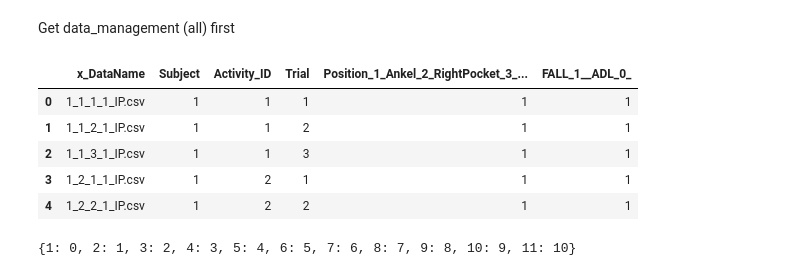
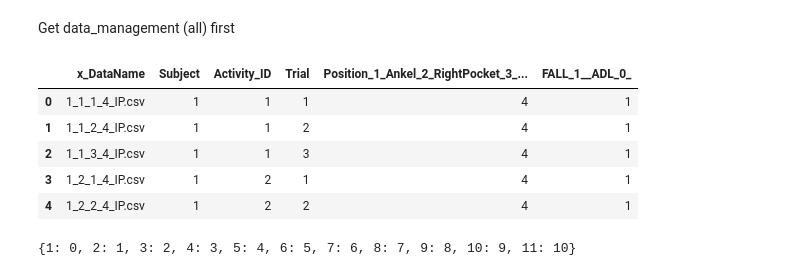
Before and after one commit to chanmi168/Fall-Detection-DAT, a Jupyter notebook: stage1_preprocessing_UPFall.ipynb, the cells around one changed output. Drawn from its saved outputs; the diff is of its cells as text; code cells hidden in the pictures.

```diff
--- a/stage1_preprocessing_UPFall.ipynb
+++ b/stage1_preprocessing_UPFall.ipynb
@@ -32,29 +32,29 @@ Get data_management (all) first
 # %%
 dataset_name = 'UPFall'
 # sensor_loc = 'wrist'
 # sensor_loc = 'rightpocket'
-# sensor_loc = 'neck'
+sensor_loc = 'neck'
 # sensor_loc = 'belt'
-sensor_loc = 'ankle'
+# sensor_loc = 'ankle'
 
 # intputdir = '/content/drive/My Drive/中研院/Data/{}/ImpactWindow/{}/IP_{}_DataNameList_{}.csv'.format(dataset_name, sensor_loc, dataset_name, sensor_loc)
 # outputdir = '/content/drive/My Drive/中研院/data_mic/stage1_preprocessed/{}/{}/'.format(dataset_name, sensor_loc)
 
 
 # resampled, 18Hz
 DataNameList_inputdir = '/content/drive/My Drive/中研院/Data/{}/ImpactWindow_Resample/18hz/{}/IP_{}_DataNameList_{}.csv'.format(dataset_name, sensor_loc, dataset_name, sensor_loc)
-outputdir = '/content/drive/My Drive/中研院/data_mic/stage1_preprocessed_18hz/{}/{}/'.format(dataset_name, sensor_loc)
+outputdir = '/content/drive/My Drive/中研院/data_mic/stage1_preprocessed_18hz_LOO/{}/{}/'.format(dataset_name, sensor_loc)
 impact_inputdir = '/content/drive/My Drive/中研院/Data/{}/ImpactWindow_Resample/18hz/{}/'.format(dataset_name, sensor_loc)
 
 df = pd.read_csv(DataNameList_inputdir)
 df.head(5)
 # %% [output]
 |  | x_DataName | Subject | Activity_ID | Trial | Position_1_Ankel_2_RightPocket_3_... | FALL_1__ADL_0_ |
-| 0 | 1_1_1_1_IP.csv | 1 | 1 | 1 | 1 | 1 |
-| 1 | 1_1_2_1_IP.csv | 1 | 1 | 2 | 1 | 1 |
-| 2 | 1_1_3_1_IP.csv | 1 | 1 | 3 | 1 | 1 |
-| 3 | 1_2_1_1_IP.csv | 1 | 2 | 1 | 1 | 1 |
-| 4 | 1_2_2_1_IP.csv | 1 | 2 | 2 | 1 | 1 |
+| 0 | 1_1_1_4_IP.csv | 1 | 1 | 1 | 4 | 1 |
+| 1 | 1_1_2_4_IP.csv | 1 | 1 | 2 | 4 | 1 |
+| 2 | 1_1_3_4_IP.csv | 1 | 1 | 3 | 4 | 1 |
+| 3 | 1_2_1_4_IP.csv | 1 | 2 | 1 | 4 | 1 |
+| 4 | 1_2_2_4_IP.csv | 1 | 2 | 2 | 4 | 1 |
 # %%
 act_names = df['Activity_ID'].unique()
 act_embeddings = { act_names[i] : i for i in range(0, act_names.shape[0] ) }
```
Also changed, not shown: parts of 10 cells of this notebook, 12 other files.
